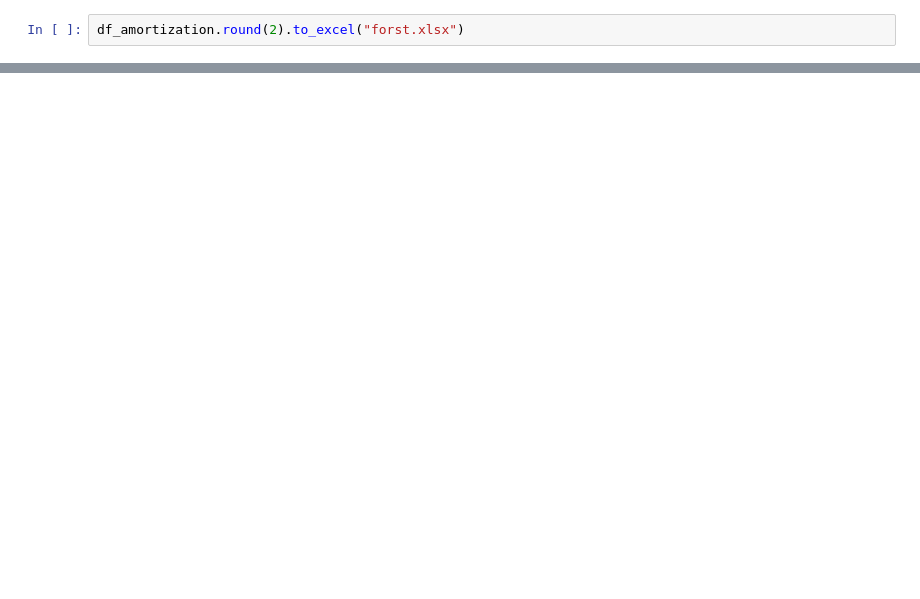
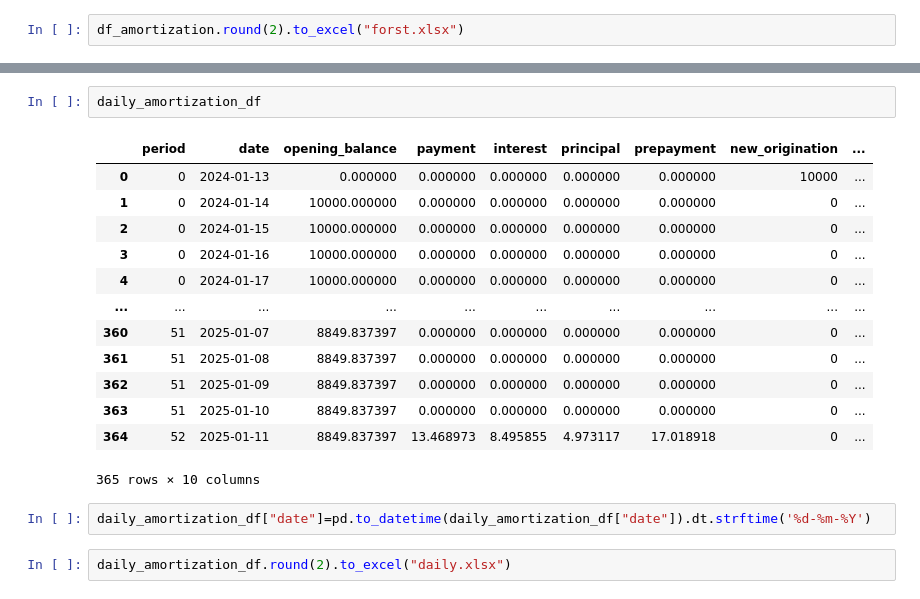
Before and after one commit to Shreesh26/Loan-Amortization-Generator, a Jupyter notebook: initial trial.ipynb, the cells around one changed output, grey strips where cells are left out. Saved outputs shown, nothing was run; the diff lists cells and outputs as text; blank space fills up the shorter version.

```diff
--- a/initial trial.ipynb
+++ b/initial trial.ipynb
@@ -225,0 +357,20 @@ df_amortization.round(2).to_excel("forst.xlsx")
+# %%
+daily_amortization_df
+# %% [output]
+|  | period | date | opening_balance | payment | interest | principal | prepayment | new_origination | ... |
+| 0 | 0 | 2024-01-13 | 0.000000 | 0.000000 | 0.000000 | 0.000000 | 0.000000 | 10000 | ... |
+| 1 | 0 | 2024-01-14 | 10000.000000 | 0.000000 | 0.000000 | 0.000000 | 0.000000 | 0 | ... |
+| 2 | 0 | 2024-01-15 | 10000.000000 | 0.000000 | 0.000000 | 0.000000 | 0.000000 | 0 | ... |
+| 3 | 0 | 2024-01-16 | 10000.000000 | 0.000000 | 0.000000 | 0.000000 | 0.000000 | 0 | ... |
+| 4 | 0 | 2024-01-17 | 10000.000000 | 0.000000 | 0.000000 | 0.000000 | 0.000000 | 0 | ... |
+| ... | ... | ... | ... | ... | ... | ... | ... | ... | ... |
+| 360 | 51 | 2025-01-07 | 8849.837397 | 0.000000 | 0.000000 | 0.000000 | 0.000000 | 0 | ... |
+| 361 | 51 | 2025-01-08 | 8849.837397 | 0.000000 | 0.000000 | 0.000000 | 0.000000 | 0 | ... |
+| 362 | 51 | 2025-01-09 | 8849.837397 | 0.000000 | 0.000000 | 0.000000 | 0.000000 | 0 | ... |
+| 363 | 51 | 2025-01-10 | 8849.837397 | 0.000000 | 0.000000 | 0.000000 | 0.000000 | 0 | ... |
+| 364 | 52 | 2025-01-11 | 8849.837397 | 13.468973 | 8.495855 | 4.973117 | 17.018918 | 0 | ... |
+365 rows × 10 columns
+# %%
+daily_amortization_df["date"]=pd.to_datetime(daily_amortization_df["date"]).dt.strftime('%d-%m-%Y')
+# %%
+daily_amortization_df.round(2).to_excel("daily.xlsx")
```
Also changed, not shown: parts of 10 cells of this notebook.
